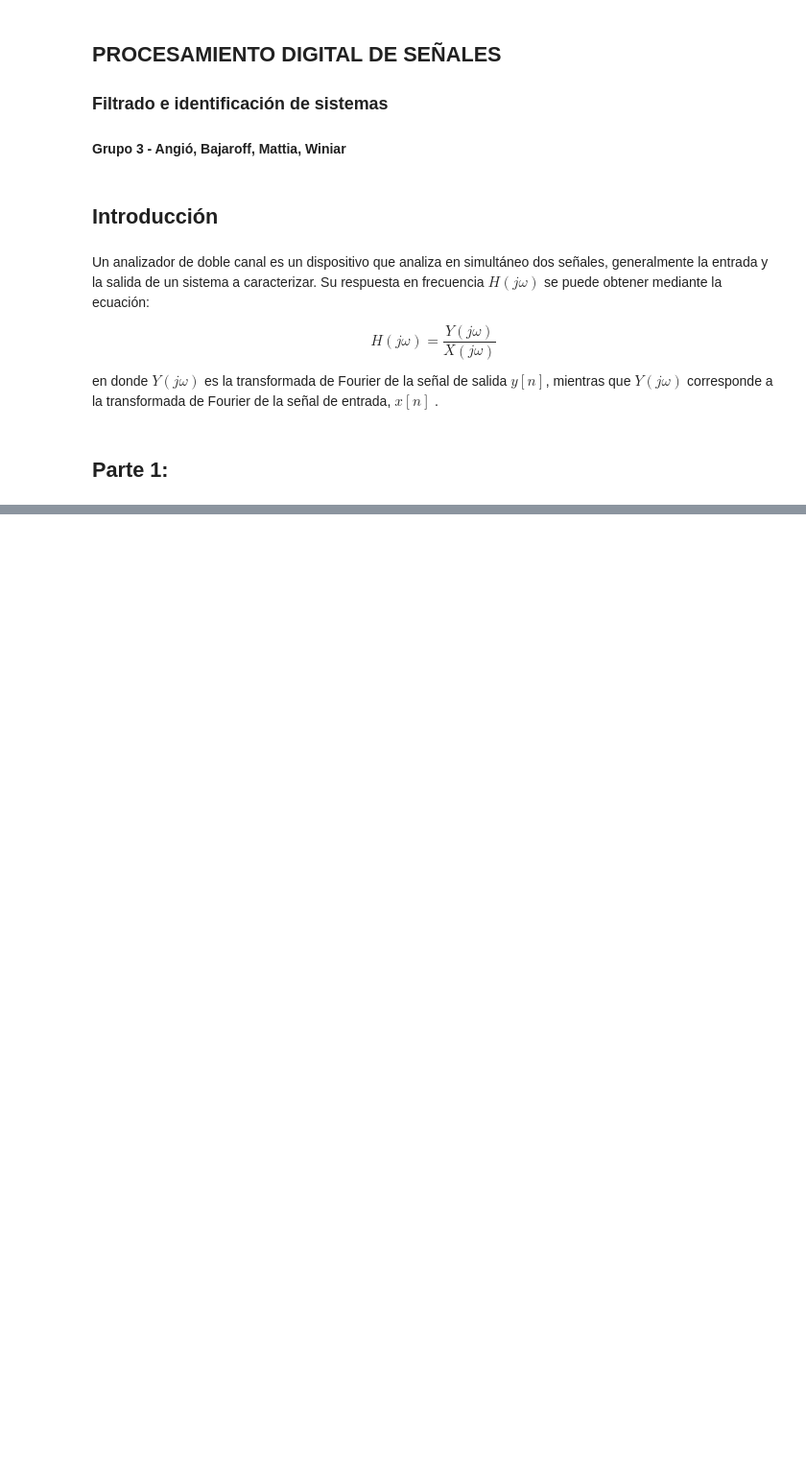
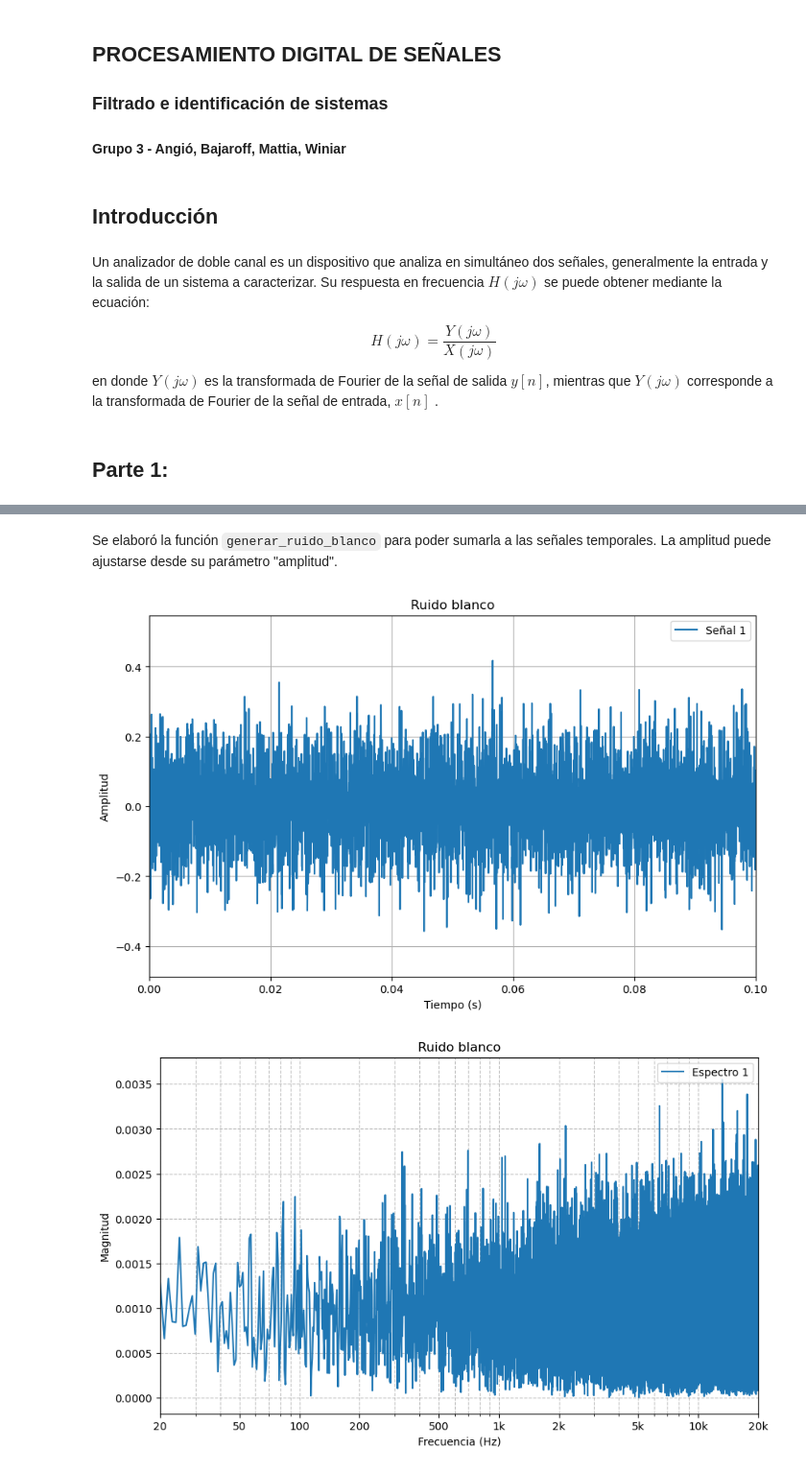
Before and after one commit to mattialuciana/DSP, a Jupyter notebook: Angio_Bajaroff_Mattia_Winiar.ipynb, the cells around one changed output, grey strips where cells are left out. Shown at 96% size. Saved outputs shown, nothing was run; the diff lists cells and outputs as text; code cells hidden in the pictures; blank space fills up the shorter version.

```diff
--- a/Angio_Bajaroff_Mattia_Winiar.ipynb
+++ b/Angio_Bajaroff_Mattia_Winiar.ipynb
@@ -41,0 +53,18 @@ graficar_f(44100, senal_compuesta, 'tono de ejemplo')
+# %% [markdown]
+Se elaboró la función `generar_ruido_blanco` para poder sumarla a las señales temporales. La amplitud puede ajustarse desde su parámetro "amplitud".
+# %%
+# Se llama a la función para generar ruido blanco a modo de ejemplo.
+ruido_blanco = generar_ruido_blanco(amplitud=0.5, duracion=1, fs=44100)
+
+# Se suma el ruido blanco a la señal compuesta.
+senal_comp_ruido = sumar_senales(senal_compuesta, ruido_blanco)
+
+# Se llama a la función para graficar ambas señales, en el tiempo y en la frecuencia.
+graficar_t (fs=44100, señales=ruido_blanco, titulo="Ruido blanco", xlim=(0,0.1))
+graficar_f (fs=44100, señales=ruido_blanco, titulo="Ruido blanco")
+
+graficar_t (fs=44100, señales=senal_comp_ruido, titulo="Señal compuesta con ruido", xlim=(0,0.1))
+graficar_f (fs=44100, señales=senal_comp_ruido, titulo= "Espectro de la señal compuesta con ruido")
+# %% [output]
+[figure, added]
+[figure, added]
```
Also changed, not shown: parts of 8 cells of this notebook.
